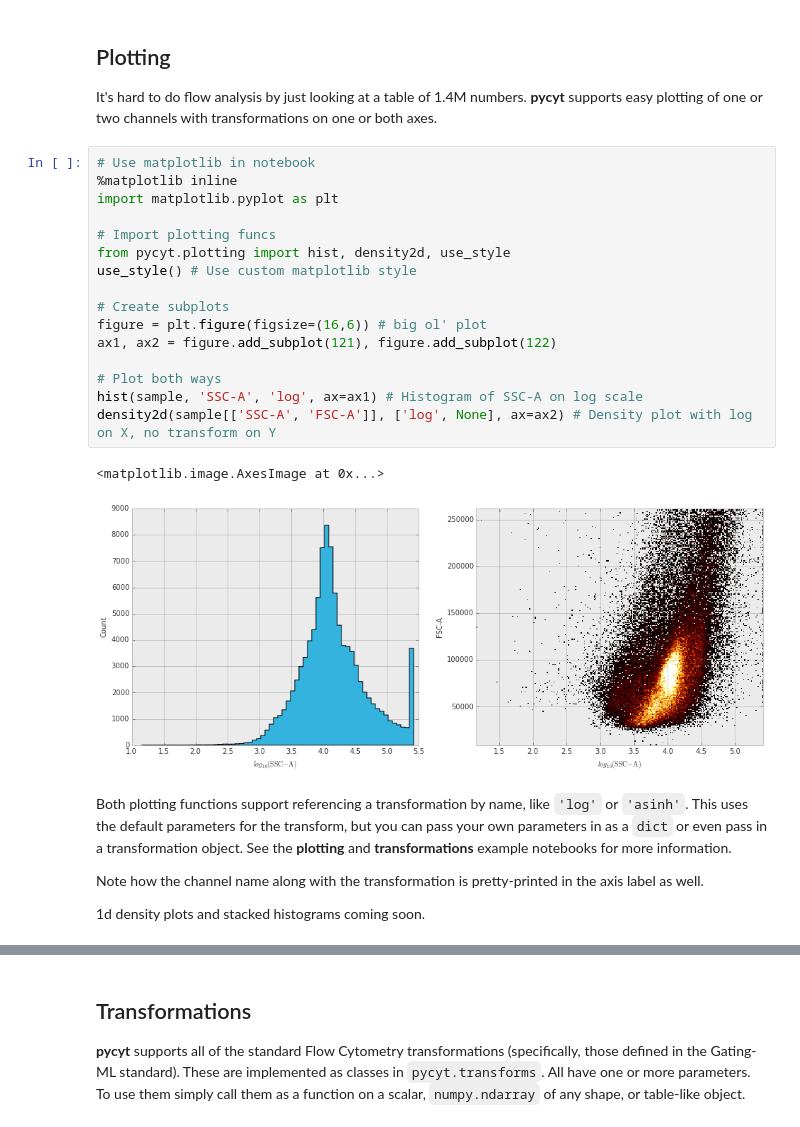
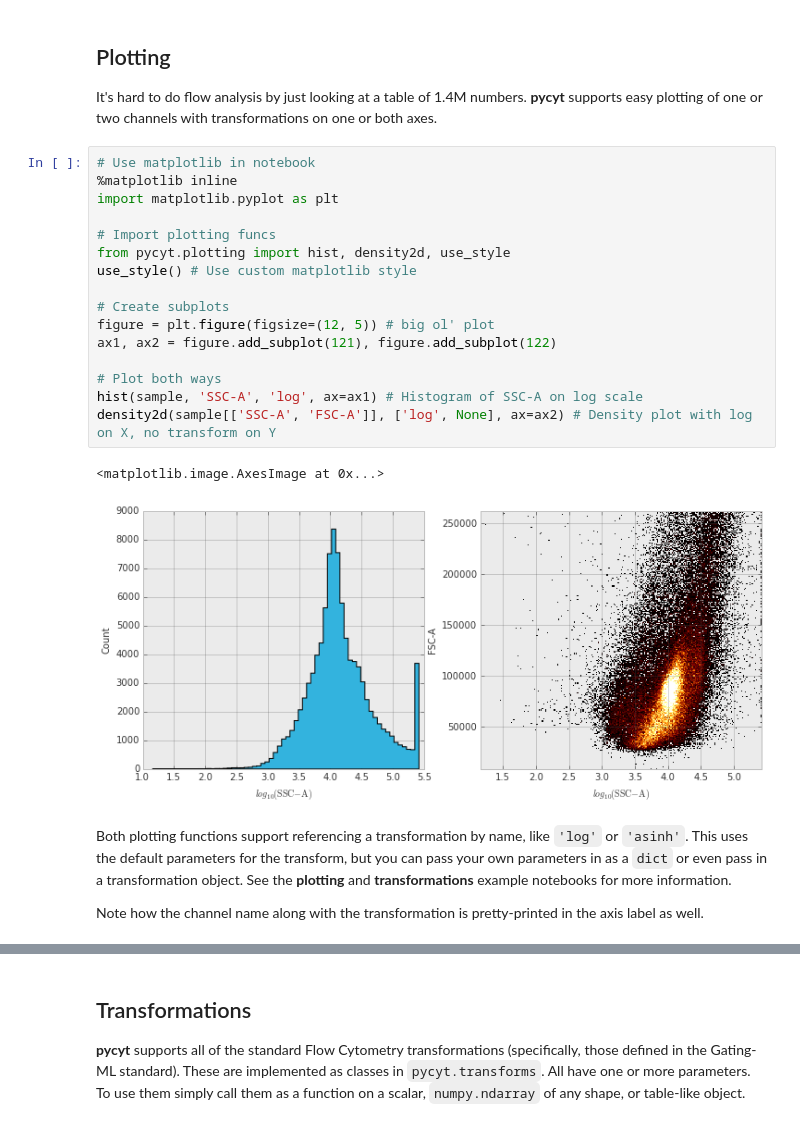
Before and after one commit to jlumpe/pycyt-old, a Jupyter notebook: pycyt/examples/quickstart.ipynb, the cells around one changed output, grey strips where cells are left out. Saved outputs shown, nothing was run; the diff lists cells and outputs as text.

Commit message:
Plot too big

```diff
--- a/pycyt/examples/quickstart.ipynb
+++ b/pycyt/examples/quickstart.ipynb
@@ -154,25 +154,23 @@ It's hard to do flow analysis by just looking at a table of 1.4M numbers. **pycy
 # %%
 # Use matplotlib in notebook
 %matplotlib inline
 import matplotlib.pyplot as plt
 
 # Import plotting funcs
 from pycyt.plotting import hist, density2d, use_style
 use_style() # Use custom matplotlib style
 
 # Create subplots
-figure = plt.figure(figsize=(16,6)) # big ol' plot
+figure = plt.figure(figsize=(12, 5)) # big ol' plot
 ax1, ax2 = figure.add_subplot(121), figure.add_subplot(122)
 
 # Plot both ways
 hist(sample, 'SSC-A', 'log', ax=ax1) # Histogram of SSC-A on log scale
 density2d(sample[['SSC-A', 'FSC-A']], ['log', None], ax=ax2) # Density plot with log on X, no transform on Y
 # %% [output]
 <matplotlib.image.AxesImage at 0x...>
-[figure, old version]
+[figure, new version]
 # %% [markdown]
 Both plotting functions support referencing a transformation by name, like `'log'` or `'asinh'`. This uses the default parameters for the transform, but you can pass your own parameters in as a `dict` or even pass in a transformation object. See the **plotting** and **transformations** example notebooks for more information.
 
 Note how the channel name along with the transformation is pretty-printed in the axis label as well.
-
-1d density plots and stacked histograms coming soon.
```
Also changed, not shown: parts of 4 cells of this notebook.
